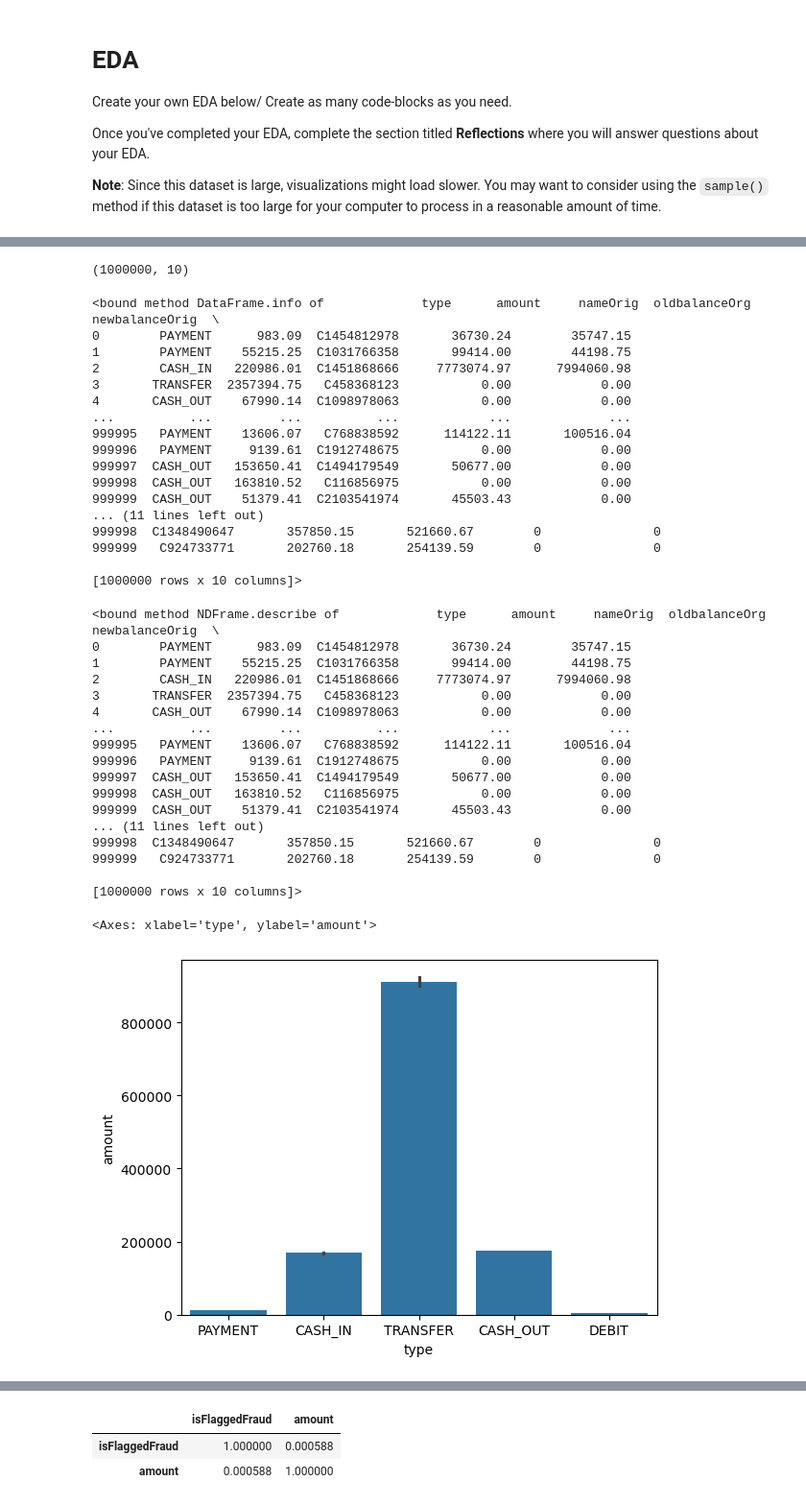
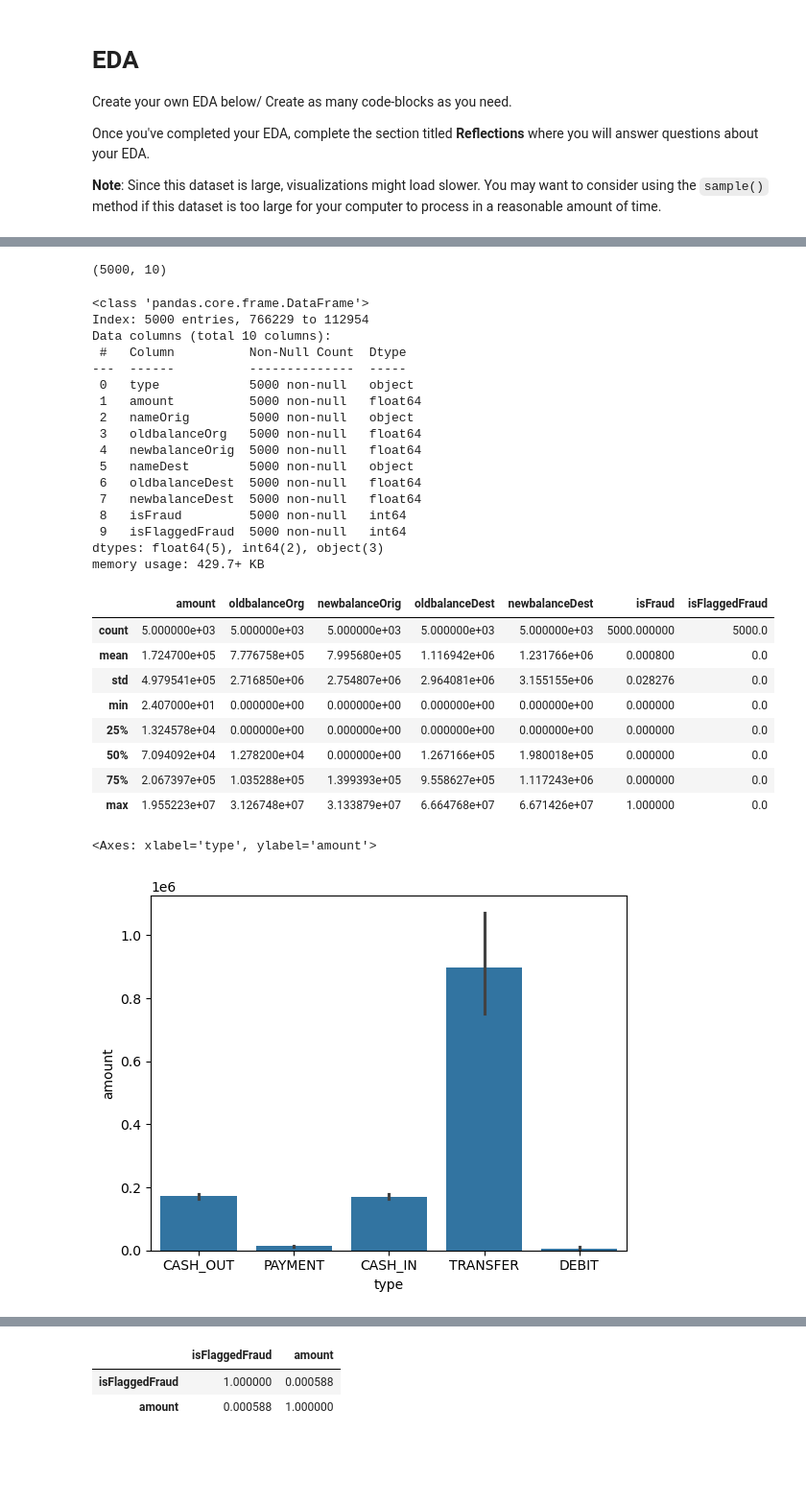
Before and after one commit to Kachi031/Fraud-Detection, a Jupyter notebook: notebooks/eda.ipynb, the cells around one changed output, grey strips where cells are left out. Shown at 96% size. Drawn from its saved outputs; the diff is of its cells as text; code cells hidden in the pictures; blank space fills up the shorter version.

```diff
--- a/notebooks/eda.ipynb
+++ b/notebooks/eda.ipynb
@@ -17,4 +17,7 @@ import matplotlib.pyplot as plt
 transactions = pd.read_csv("../data/bank_transactions.csv")
 
 transactions.head()
+
+sample_df = transactions.sample(n=5000)
+print(sample_df)
 # %% [output]
@@ -27,54 +41,45 @@ transactions.head()
 # %%
 # TODO: view the shape of your data
-
-transactions.shape
+sample_df.shape
 # %% [output]
-(1000000, 10)
+(5000, 10)
 # %%
 # TODO: Begin your EDA
 
-transactions.info
+sample_df.info()
 # %% [output]
-<bound method DataFrame.info of             type      amount     nameOrig  oldbalanceOrg  newbalanceOrig  \
-0        PAYMENT      983.09  C1454812978       36730.24        35747.15
-1        PAYMENT    55215.25  C1031766358       99414.00        44198.75
-2        CASH_IN   220986.01  C1451868666     7773074.97      7994060.98
-3       TRANSFER  2357394.75   C458368123           0.00            0.00
-4       CASH_OUT    67990.14  C1098978063           0.00            0.00
-...          ...         ...          ...            ...             ...
-999995   PAYMENT    13606.07   C768838592      114122.11       100516.04
-999996   PAYMENT     9139.61  C1912748675           0.00            0.00
-999997  CASH_OUT   153650.41  C1494179549       50677.00            0.00
-999998  CASH_OUT   163810.52   C116856975           0.00            0.00
-999999  CASH_OUT    51379.41  C2103541974       45503.43            0.00
-... (11 lines left out)
-999998  C1348490647       357850.15       521660.67        0               0
-999999   C924733771       202760.18       254139.59        0               0
-
-[1000000 rows x 10 columns]>
+<class 'pandas.core.frame.DataFrame'>
+Index: 5000 entries, 766229 to 112954
+Data columns (total 10 columns):
+ #   Column          Non-Null Count  Dtype
+---  ------          --------------  -----
+ 0   type            5000 non-null   object
+ 1   amount          5000 non-null   float64
+ 2   nameOrig        5000 non-null   object
+ 3   oldbalanceOrg   5000 non-null   float64
+ 4   newbalanceOrig  5000 non-null   float64
+ 5   nameDest        5000 non-null   object
+ 6   oldbalanceDest  5000 non-null   float64
+ 7   newbalanceDest  5000 non-null   float64
+ 8   isFraud         5000 non-null   int64
+ 9   isFlaggedFraud  5000 non-null   int64
+dtypes: float64(5), int64(2), object(3)
+memory usage: 429.7+ KB
 # %%
-transactions.describe
+sample_df.describe()
 # %% [output]
-<bound method NDFrame.describe of             type      amount     nameOrig  oldbalanceOrg  newbalanceOrig  \
-0        PAYMENT      983.09  C1454812978       36730.24        35747.15
-1        PAYMENT    55215.25  C1031766358       99414.00        44198.75
-2        CASH_IN   220986.01  C1451868666     7773074.97      7994060.98
-3       TRANSFER  2357394.75   C458368123           0.00            0.00
-4       CASH_OUT    67990.14  C1098978063           0.00            0.00
-...          ...         ...          ...            ...             ...
-999995   PAYMENT    13606.07   C768838592      114122.11       100516.04
-999996   PAYMENT     9139.61  C1912748675           0.00            0.00
-999997  CASH_OUT   153650.41  C1494179549       50677.00            0.00
-999998  CASH_OUT   163810.52   C116856975           0.00            0.00
-999999  CASH_OUT    51379.41  C2103541974       45503.43            0.00
-... (11 lines left out)
-999998  C1348490647       357850.15       521660.67        0               0
-999999   C924733771       202760.18       254139.59        0               0
-
-[1000000 rows x 10 columns]>
+|  | amount | oldbalanceOrg | newbalanceOrig | oldbalanceDest | newbalanceDest | isFraud | isFlaggedFraud |
+| count | 5.000000e+03 | 5.000000e+03 | 5.000000e+03 | 5.000000e+03 | 5.000000e+03 | 5000.000000 | 5000.0 |
+| mean | 1.724700e+05 | 7.776758e+05 | 7.995680e+05 | 1.116942e+06 | 1.231766e+06 | 0.000800 | 0.0 |
+| std | 4.979541e+05 | 2.716850e+06 | 2.754807e+06 | 2.964081e+06 | 3.155155e+06 | 0.028276 | 0.0 |
+| min | 2.407000e+01 | 0.000000e+00 | 0.000000e+00 | 0.000000e+00 | 0.000000e+00 | 0.000000 | 0.0 |
+| 25% | 1.324578e+04 | 0.000000e+00 | 0.000000e+00 | 0.000000e+00 | 0.000000e+00 | 0.000000 | 0.0 |
+| 50% | 7.094092e+04 | 1.278200e+04 | 0.000000e+00 | 1.267166e+05 | 1.980018e+05 | 0.000000 | 0.0 |
+| 75% | 2.067397e+05 | 1.035288e+05 | 1.399393e+05 | 9.558627e+05 | 1.117243e+06 | 0.000000 | 0.0 |
+| max | 1.955223e+07 | 3.126748e+07 | 3.133879e+07 | 6.664768e+07 | 6.671426e+07 | 1.000000 | 0.0 |
 # %%
-sns.barplot(x=transactions["type"], y=transactions["amount"])
+sns.barplot(x=sample_df["type"], y=sample_df["amount"])
 # %% [output]
 <Axes: xlabel='type', ylabel='amount'>
-[figure, old version]
+[figure, new version]
 # %%
```
Also changed, not shown: parts of 10 cells of this notebook.
